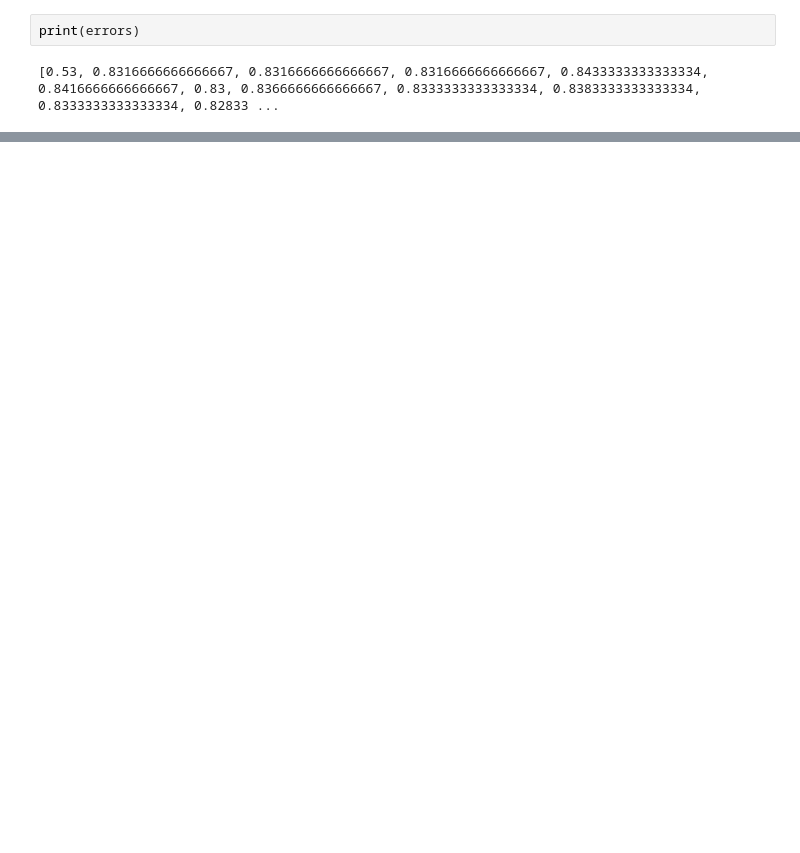
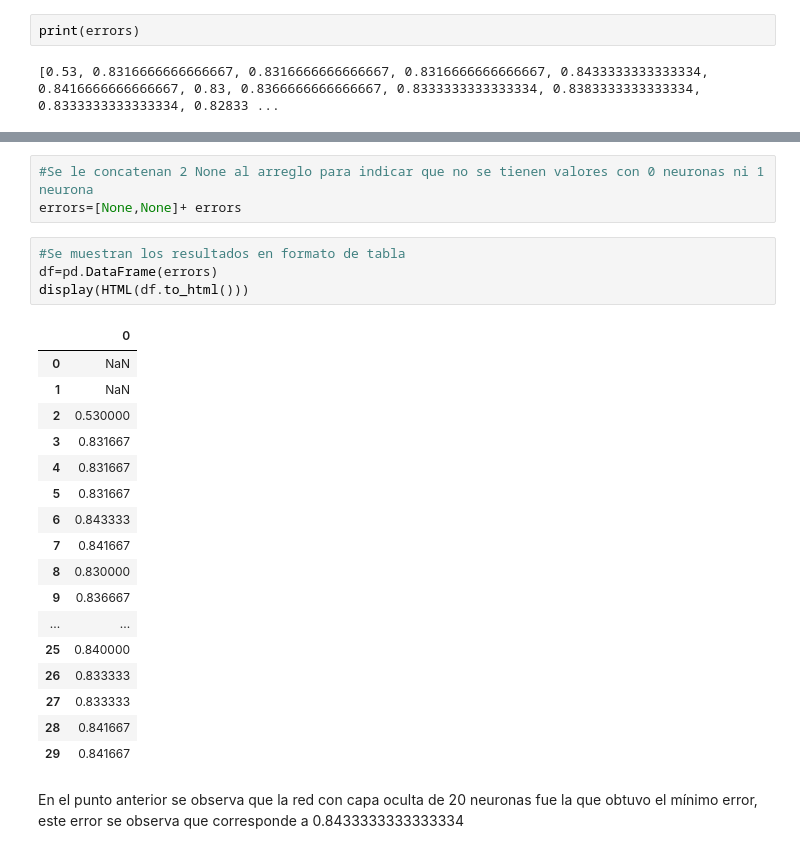
Before and after one commit to korkies22/MachineLearningR2, a Jupyter notebook: Reto 5.ipynb, the cells around one changed output, grey strips where cells are left out. Saved outputs shown, nothing was run; the diff lists cells and outputs as text; blank space fills up the shorter version.

```diff
--- a/Reto 5.ipynb
+++ b/Reto 5.ipynb
@@ -126,0 +134,27 @@ Para facilidad todas las capas tendrán el mismo número de neuronas
+# %%
+#Se le concatenan 2 None al arreglo para indicar que no se tienen valores con 0 neuronas ni 1 neurona
+errors=[None,None]+ errors
+# %%
+#Se muestran los resultados en formato de tabla
+df=pd.DataFrame(errors)
+display(HTML(df.to_html()))
+# %% [output]
+|  | 0 |
+| 0 | NaN |
+| 1 | NaN |
+| 2 | 0.530000 |
+| 3 | 0.831667 |
+| 4 | 0.831667 |
+| 5 | 0.831667 |
+| 6 | 0.843333 |
+| 7 | 0.841667 |
+| 8 | 0.830000 |
+| 9 | 0.836667 |
+| ... | ... |
+| 25 | 0.840000 |
+| 26 | 0.833333 |
+| 27 | 0.833333 |
+| 28 | 0.841667 |
+| 29 | 0.841667 |
+# %% [markdown]
+En el punto anterior se observa que la red con capa oculta de 20 neuronas fue la que obtuvo el mínimo error, este error se observa que corresponde a 0.8433333333333334
```
Also changed, not shown: parts of 31 cells of this notebook.
